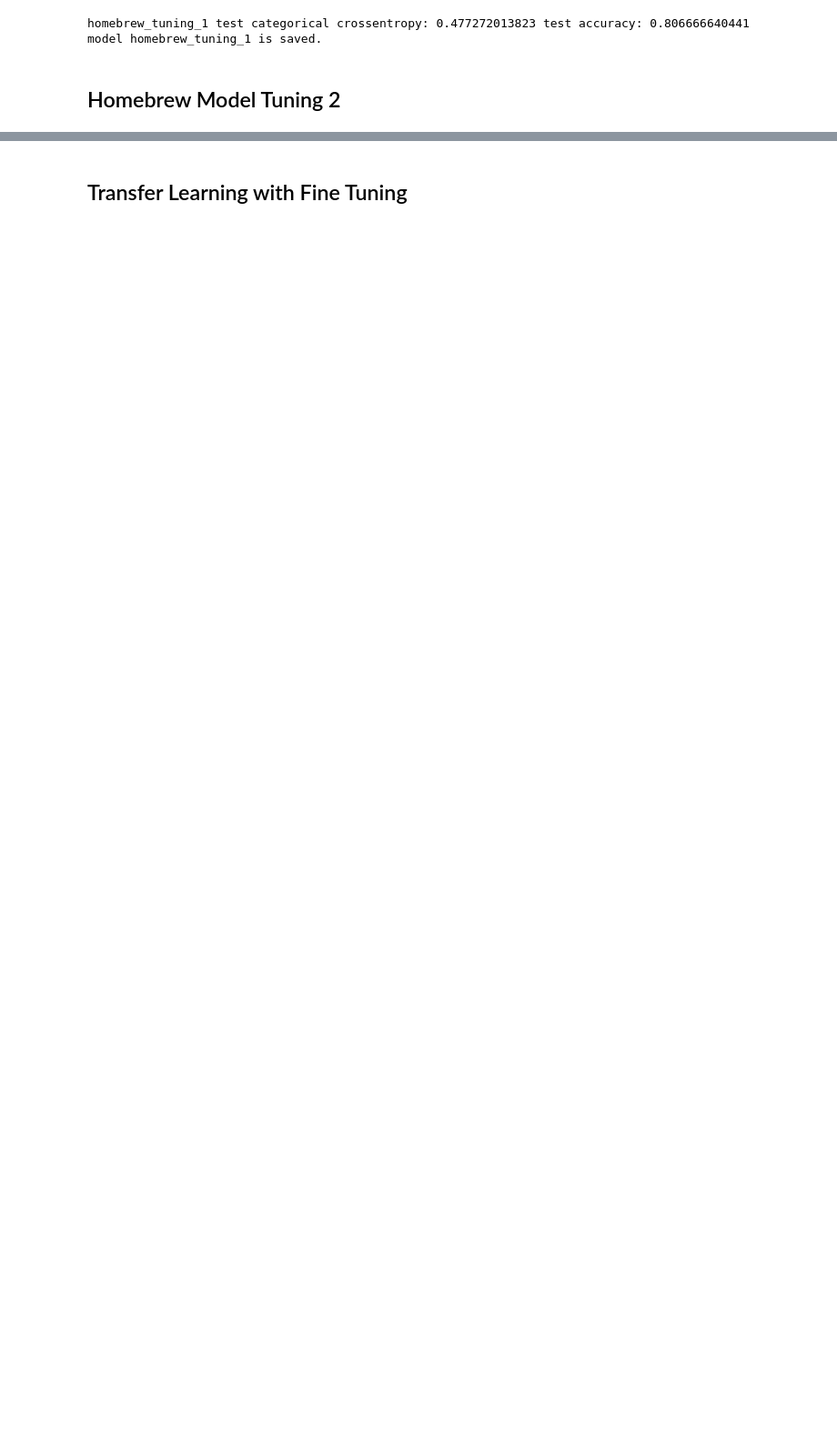
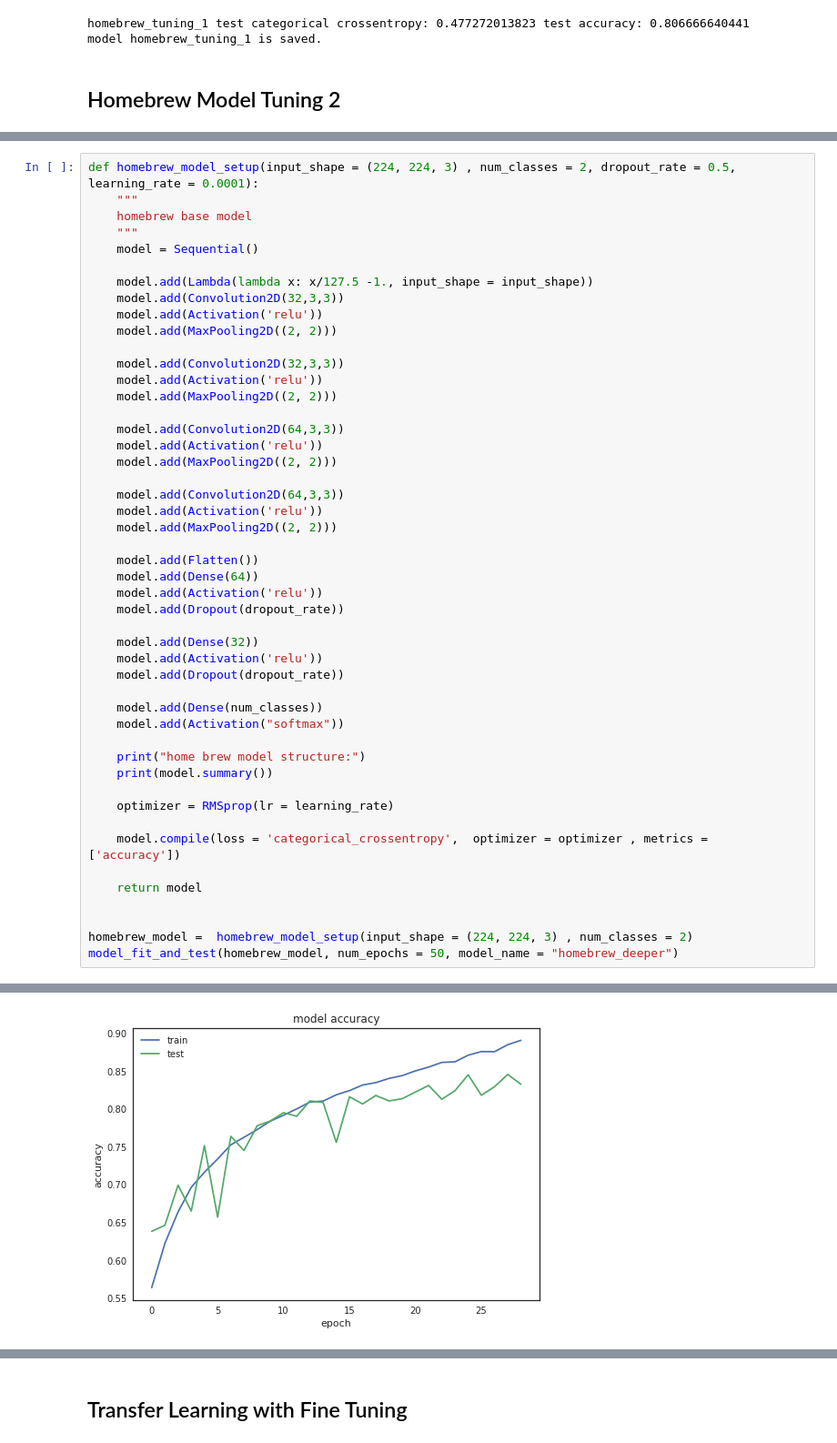
Before and after one commit to zwh42/DogVsCat, a Jupyter notebook: DogVsCatFlowSetup.ipynb, the cells around one changed output, grey strips where cells are left out. Shown at 91% size. Saved outputs shown, nothing was run; the diff lists cells and outputs as text; blank space fills up the shorter version.

Commit message:
homebrew go deeper

```diff
--- a/DogVsCatFlowSetup.ipynb
+++ b/DogVsCatFlowSetup.ipynb
@@ -396,0 +403,49 @@ Epoch 9/50
+# %%
+def homebrew_model_setup(input_shape = (224, 224, 3) , num_classes = 2, dropout_rate = 0.5, learning_rate = 0.0001):
+    """
+    homebrew base model
+    """
+    model = Sequential()
+
+    model.add(Lambda(lambda x: x/127.5 -1., input_shape = input_shape))
+    model.add(Convolution2D(32,3,3))
+    model.add(Activation('relu'))
+    model.add(MaxPooling2D((2, 2)))
+
+    model.add(Convolution2D(32,3,3))
+    model.add(Activation('relu'))
+    model.add(MaxPooling2D((2, 2)))
+
+    model.add(Convolution2D(64,3,3))
+    model.add(Activation('relu'))
+    model.add(MaxPooling2D((2, 2)))
+
+    model.add(Convolution2D(64,3,3))
+    model.add(Activation('relu'))
+    model.add(MaxPooling2D((2, 2)))
+
+    model.add(Flatten())
+    model.add(Dense(64))
+    model.add(Activation('relu'))
+    model.add(Dropout(dropout_rate))
+
+    model.add(Dense(32))
+    model.add(Activation('relu'))
+    model.add(Dropout(dropout_rate))
+
+    model.add(Dense(num_classes))
+    model.add(Activation("softmax"))
+
+    print("home brew model structure:")
+    print(model.summary())
+
+    optimizer = RMSprop(lr = learning_rate)
+
+    model.compile(loss = 'categorical_crossentropy',  optimizer = optimizer , metrics = ['accuracy'])
+
+    return model
+
+
+homebrew_model =  homebrew_model_setup(input_shape = (224, 224, 3) , num_classes = 2)
+model_fit_and_test(homebrew_model, num_epochs = 50, model_name = "homebrew_deeper")
+# %% [output]
@@ -396,0 +469 @@ Epoch 9/50
+[figure, added]
```
Also changed, not shown: parts of 3 cells of this notebook.
